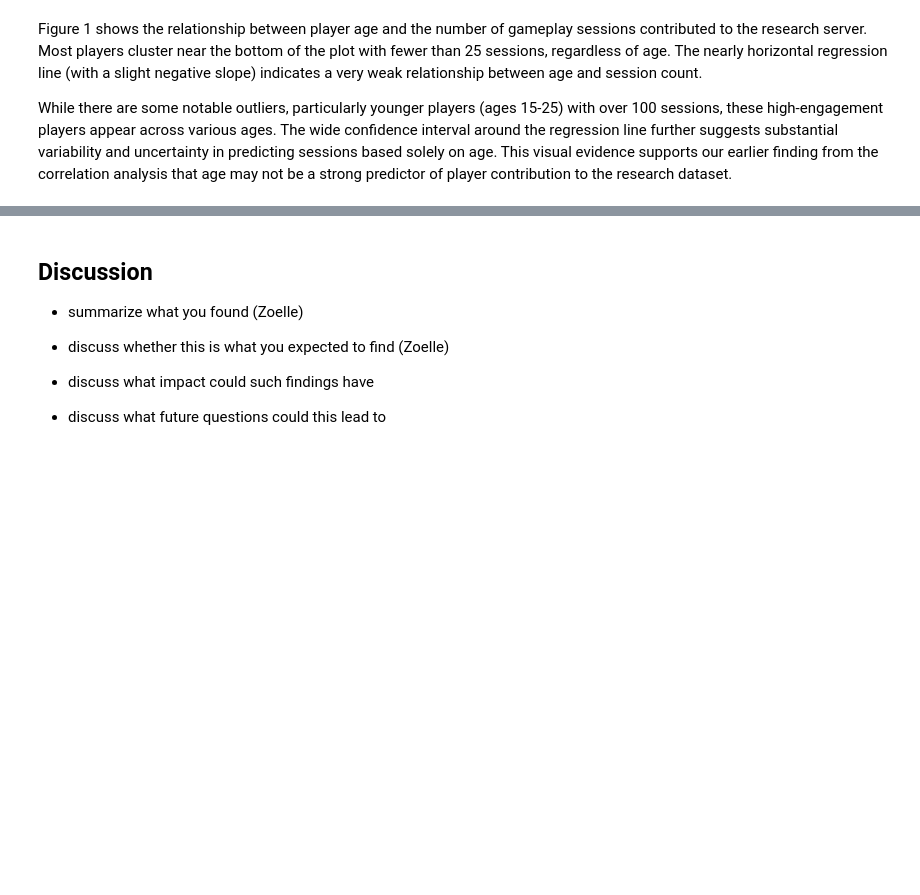
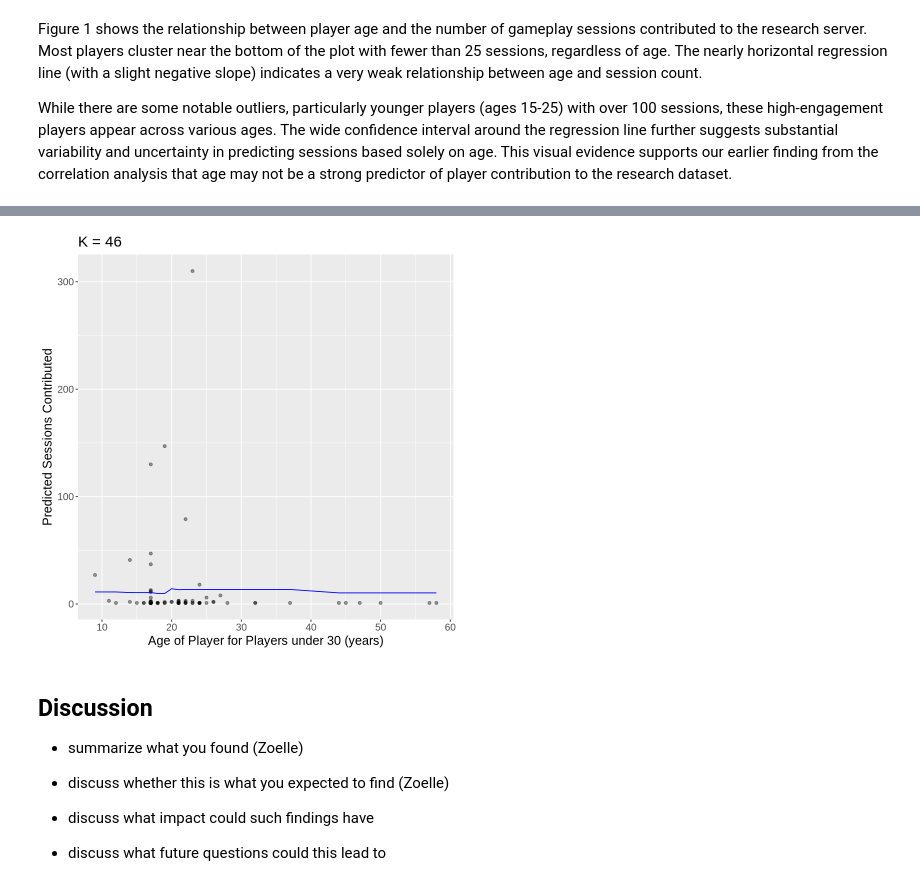
Before and after one commit to glarson5/dsci-100-group-project, a Jupyter notebook: Project Report.ipynb, the cells around one changed output, grey strips where cells are left out. Cells and saved outputs as stored; diff of their text form; code cells hidden in the pictures; blank space fills up the shorter version.

```diff
--- a/Project Report.ipynb
+++ b/Project Report.ipynb
@@ -162,3 +306,25 @@ While there are some notable outliers, particularly younger players (ages 15-25)
+# %%
+options(repr.plot.width = 7, repr.plot.height = 7)
+
+low_age_preds <- low_age_best_fit |>
+    predict(low_age_training) |>
+    bind_cols(low_age_training)
+
+low_age_plot <- low_age_preds |>
+    ggplot(aes(x = Age, y = num_sessions)) +
+
+    geom_point(alpha = 0.4) +
+
+    geom_line(aes(x = Age, y = .pred), color = "blue") +
+
+    labs(y = "Predicted Sessions Contributed",
+         x = "Age of Player for Players under 30 (years)",
+         title = paste0("K = ", low_age_k_min)) +
+         theme(text = element_text(size = 15))
+
+low_age_plot
+# %% [output]
+[figure, added]
 # %% [markdown]
 ## Discussion
 - summarize what you found (Zoelle)
```
Also changed, not shown: parts of 7 cells of this notebook.
